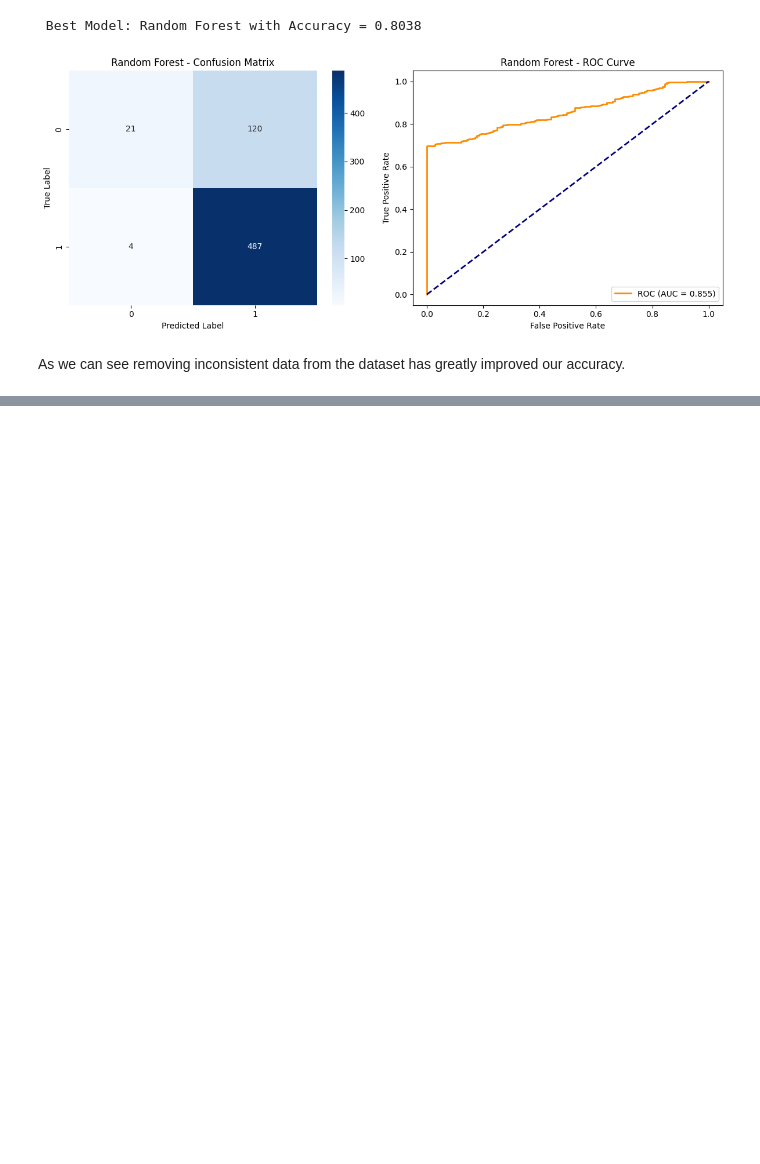
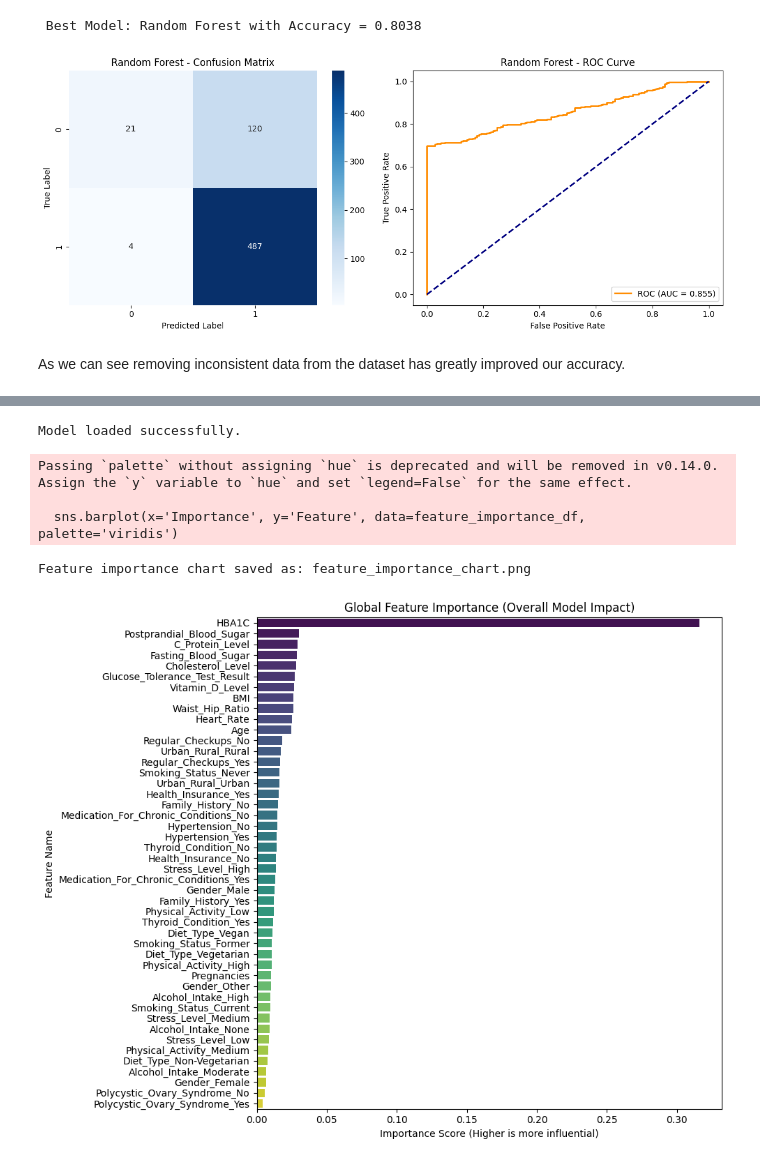
Before and after one commit to Kaus-1/Diabetes-Prediction, a Jupyter notebook: Diabetes_Prediction_Final_Final.ipynb, the cells around one changed output, grey strips where cells are left out. Drawn from its saved outputs; the diff is of its cells as text; code cells hidden in the pictures; blank space fills up the shorter version.

```diff
--- a/Diabetes_Prediction_Final_Final.ipynb
+++ b/Diabetes_Prediction_Final_Final.ipynb
@@ -432,0 +473,50 @@ As we can see removing inconsistent data from the dataset has greatly improved o
+# %%
+import joblib
+import pandas as pd
+import matplotlib.pyplot as plt
+import seaborn as sns
+
+# 1. Load the trained model and feature names
+try:
+    model = joblib.load('diabetes_model_v2.pkl')
+    features = joblib.load('model_features_v2.pkl')
+    print("Model loaded successfully.")
+except FileNotFoundError:
+    print("Error: Model files not found. Run train_model.py first.")
+    exit()
+
+# 2. Extract Feature Importance
+# Random Forest models have a built-in attribute for this
+importances = model.feature_importances_
+
+# 3. Create a DataFrame for better handling
+feature_importance_df = pd.DataFrame({
+    'Feature': features,
+    'Importance': importances
+})
+
+# 4. Sort by importance (highest on top)
+feature_importance_df = feature_importance_df.sort_values(by='Importance', ascending=False)
+
+# 5. Plotting
+plt.figure(figsize=(10, 8))
+# Use a color palette that highlights the top features
+sns.barplot(x='Importance', y='Feature', data=feature_importance_df, palette='viridis')
+
+plt.title('Global Feature Importance (Overall Model Impact)')
+plt.xlabel('Importance Score (Higher is more influential)')
+plt.ylabel('Feature Name')
+plt.tight_layout()
+
+# 6. Save the plot
+output_file = 'feature_importance_chart.png'
+plt.savefig(output_file)
+print(f"Feature importance chart saved as: {output_file}")
+plt.show()
+# %% [output]
+Model loaded successfully.
+Passing `palette` without assigning `hue` is deprecated and will be removed in v0.14.0. Assign the `y` variable to `hue` and set `legend=False` for the same effect.
+
+  sns.barplot(x='Importance', y='Feature', data=feature_importance_df, palette='viridis')
+Feature importance chart saved as: feature_importance_chart.png
+[figure, added]
```
Also changed, not shown: parts of 3 cells of this notebook.
